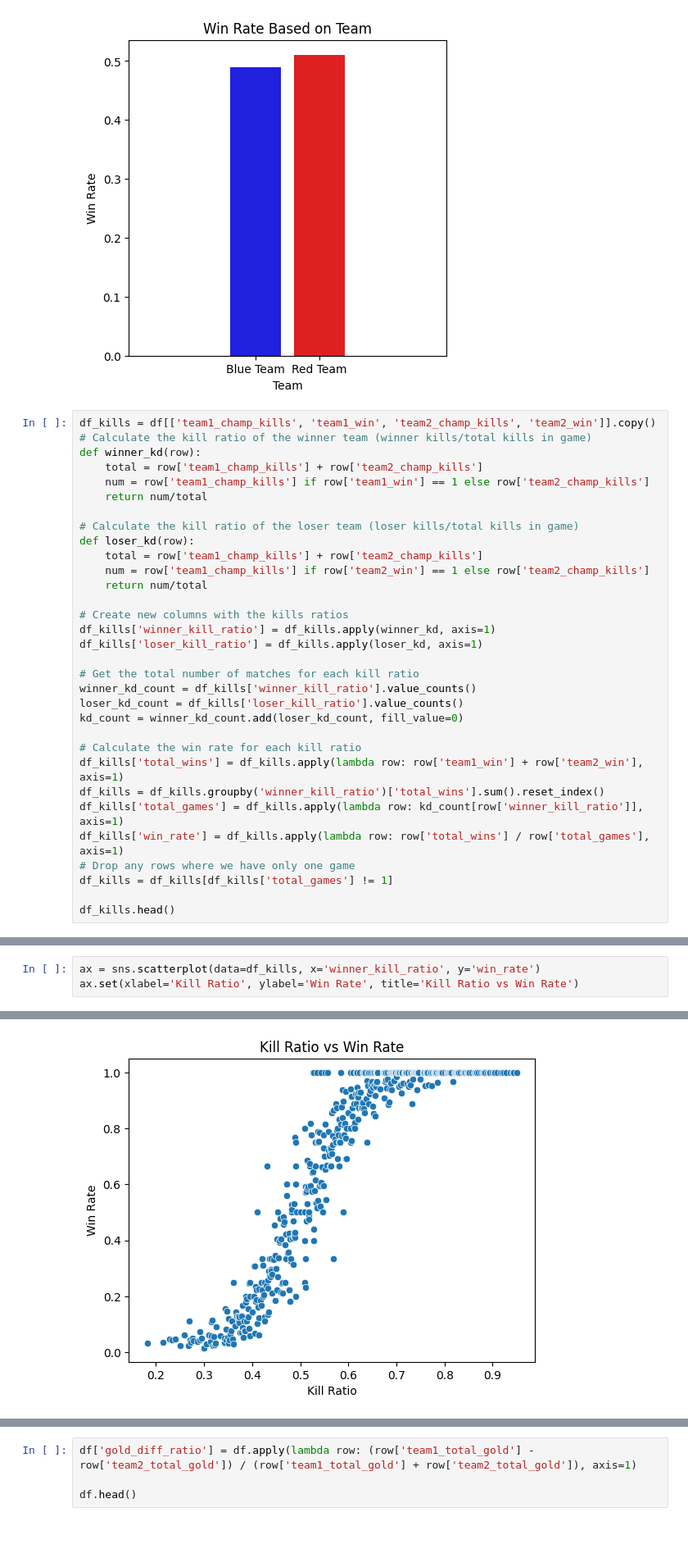
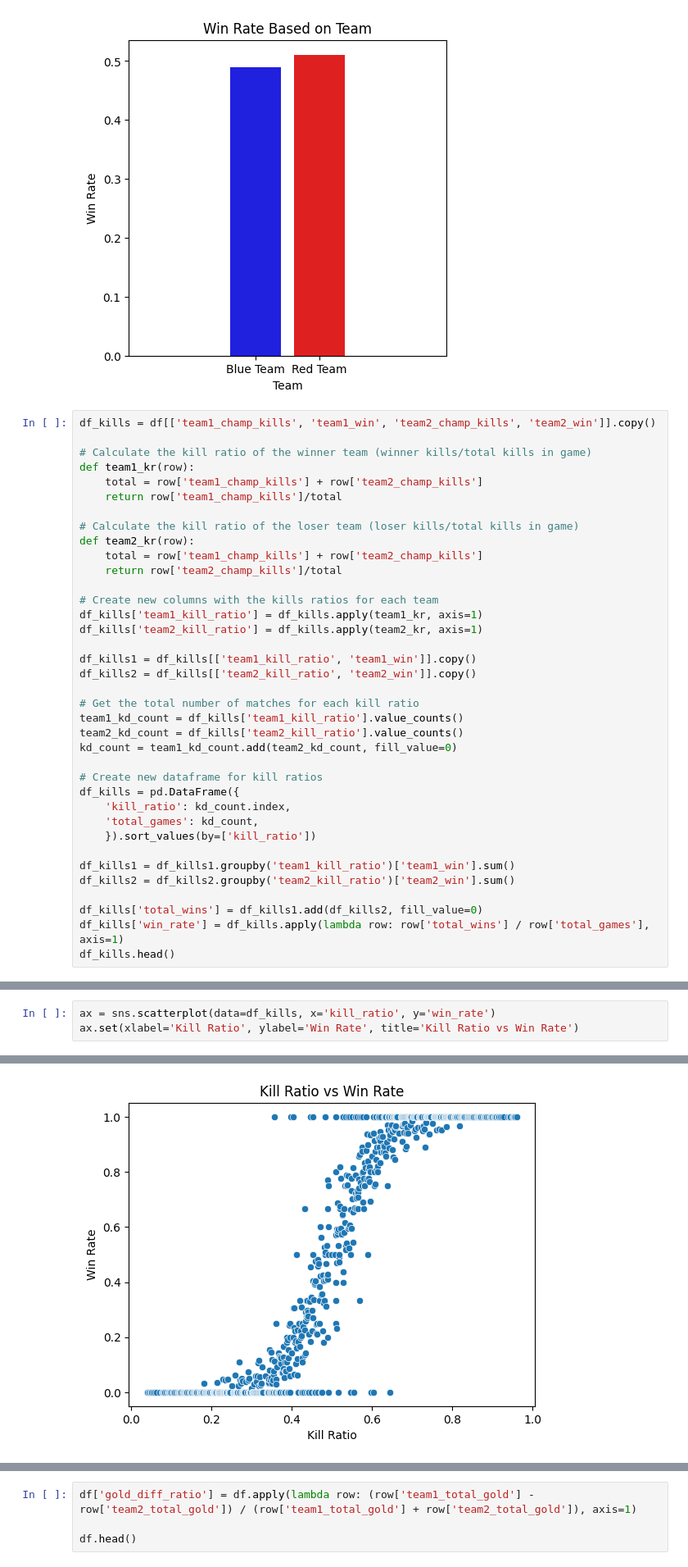
Before and after one commit to SJ-Yu-99/cmsc320final.github.io, a Jupyter notebook: cmsc320final.ipynb, the cells around one changed output, grey strips where cells are left out. Shown: that part at 82% size. Drawn from its saved outputs; the diff is of its cells as text; blank space fills up the shorter version.

```diff
--- a/cmsc320final.ipynb
+++ b/cmsc320final.ipynb
@@ -393,34 +393,39 @@ plt.show()
 [figure]
 # %%
 df_kills = df[['team1_champ_kills', 'team1_win', 'team2_champ_kills', 'team2_win']].copy()
+
 # Calculate the kill ratio of the winner team (winner kills/total kills in game)
-def winner_kd(row):
+def team1_kr(row):
     total = row['team1_champ_kills'] + row['team2_champ_kills']
-    num = row['team1_champ_kills'] if row['team1_win'] == 1 else row['team2_champ_kills']
-    return num/total
+    return row['team1_champ_kills']/total
 
 # Calculate the kill ratio of the loser team (loser kills/total kills in game)
-def loser_kd(row):
+def team2_kr(row):
     total = row['team1_champ_kills'] + row['team2_champ_kills']
-    num = row['team1_champ_kills'] if row['team2_win'] == 1 else row['team2_champ_kills']
-    return num/total
+    return row['team2_champ_kills']/total
 
-# Create new columns with the kills ratios
-df_kills['winner_kill_ratio'] = df_kills.apply(winner_kd, axis=1)
-df_kills['loser_kill_ratio'] = df_kills.apply(loser_kd, axis=1)
+# Create new columns with the kills ratios for each team
+df_kills['team1_kill_ratio'] = df_kills.apply(team1_kr, axis=1)
+df_kills['team2_kill_ratio'] = df_kills.apply(team2_kr, axis=1)
+
+df_kills1 = df_kills[['team1_kill_ratio', 'team1_win']].copy()
+df_kills2 = df_kills[['team2_kill_ratio', 'team2_win']].copy()
 
 # Get the total number of matches for each kill ratio
-winner_kd_count = df_kills['winner_kill_ratio'].value_counts()
-loser_kd_count = df_kills['loser_kill_ratio'].value_counts()
-kd_count = winner_kd_count.add(loser_kd_count, fill_value=0)
+team1_kd_count = df_kills['team1_kill_ratio'].value_counts()
+team2_kd_count = df_kills['team2_kill_ratio'].value_counts()
+kd_count = team1_kd_count.add(team2_kd_count, fill_value=0)
 
-# Calculate the win rate for each kill ratio
-df_kills['total_wins'] = df_kills.apply(lambda row: row['team1_win'] + row['team2_win'], axis=1)
-df_kills = df_kills.groupby('winner_kill_ratio')['total_wins'].sum().reset_index()
-df_kills['total_games'] = df_kills.apply(lambda row: kd_count[row['winner_kill_ratio']], axis=1)
+# Create new dataframe for kill ratios
+df_kills = pd.DataFrame({
+    'kill_ratio': kd_count.index,
+    'total_games': kd_count,
+    }).sort_values(by=['kill_ratio'])
+
+df_kills1 = df_kills1.groupby('team1_kill_ratio')['team1_win'].sum()
+df_kills2 = df_kills2.groupby('team2_kill_ratio')['team2_win'].sum()
+
+df_kills['total_wins'] = df_kills1.add(df_kills2, fill_value=0)
 df_kills['win_rate'] = df_kills.apply(lambda row: row['total_wins'] / row['total_games'], axis=1)
-# Drop any rows where we have only one game
-df_kills = df_kills[df_kills['total_games'] != 1]
-
 df_kills.head()
 # %% [output]
@@ -433,9 +438,9 @@ df_kills.head()
 # %%
-ax = sns.scatterplot(data=df_kills, x='winner_kill_ratio', y='win_rate')
+ax = sns.scatterplot(data=df_kills, x='kill_ratio', y='win_rate')
 ax.set(xlabel='Kill Ratio', ylabel='Win Rate', title='Kill Ratio vs Win Rate')
 # %% [output]
 [Text(0.5, 0, 'Kill Ratio'),
  Text(0, 0.5, 'Win Rate'),
  Text(0.5, 1.0, 'Kill Ratio vs Win Rate')]
-[figure, old version]
+[figure, new version]
 # %%
```
Also changed, not shown: parts of 4 cells of this notebook.
